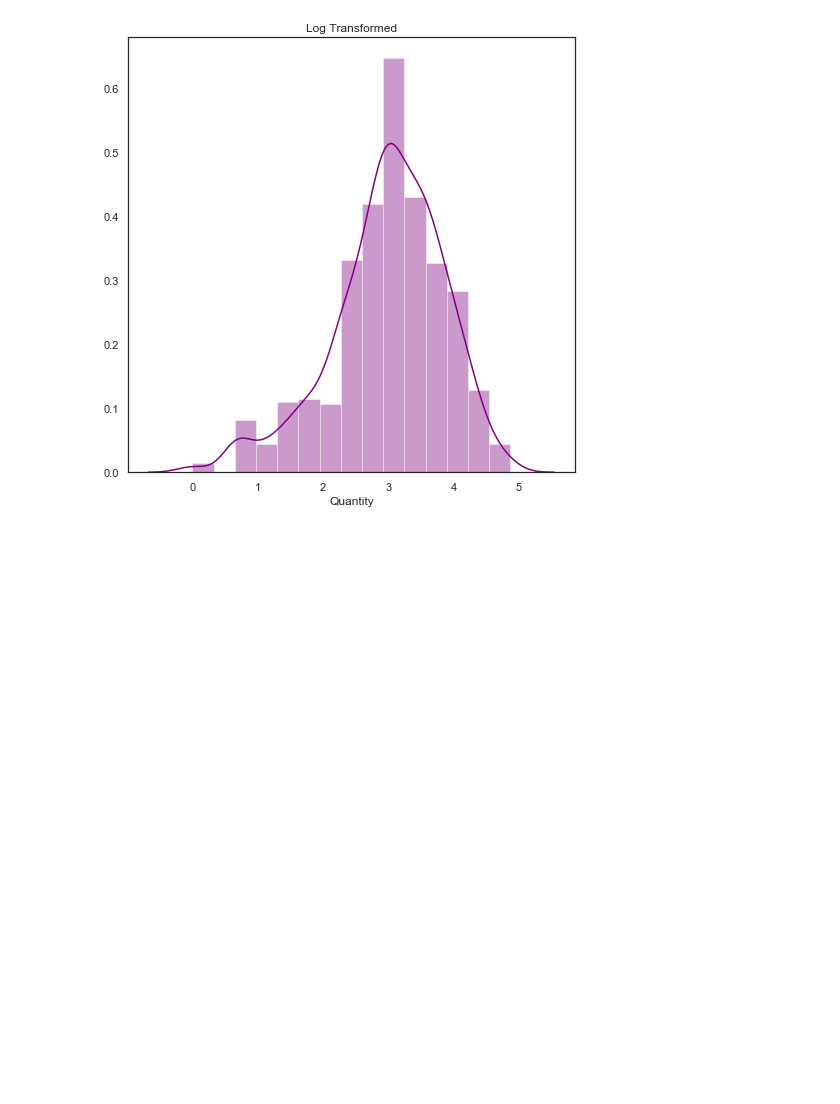
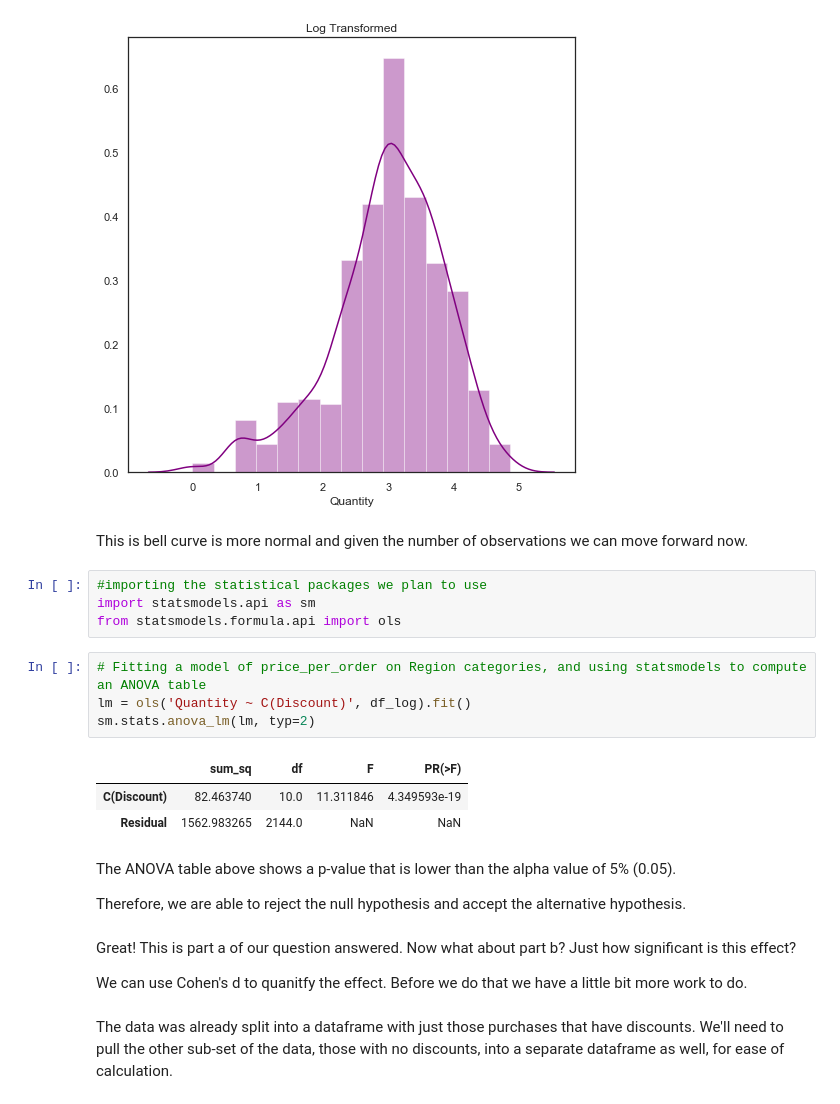
Before and after one commit to MissAle17/dsc-2-final-project-online-ds-sp-000, a Jupyter notebook: Module2.ipynb, the cells around one changed output. Cells and saved outputs as stored; diff of their text form; blank space fills up the shorter version.

```diff
--- a/Module2.ipynb
+++ b/Module2.ipynb
@@ -158,3 +165,27 @@ ax_log.set_title('Log Transformed')
 plt.show()
 # %% [output]
 [figure]
+# %% [markdown]
+This is bell curve is more normal and given the number of observations we can move forward now.
+# %%
+#importing the statistical packages we plan to use
+import statsmodels.api as sm
+from statsmodels.formula.api import ols
+# %%
+# Fitting a model of price_per_order on Region categories, and using statsmodels to compute an ANOVA table
+lm = ols('Quantity ~ C(Discount)', df_log).fit()
+sm.stats.anova_lm(lm, typ=2)
+# %% [output]
+|  | sum_sq | df | F | PR(>F) |
+| C(Discount) | 82.463740 | 10.0 | 11.311846 | 4.349593e-19 |
+| Residual | 1562.983265 | 2144.0 | NaN | NaN |
+# %% [markdown]
+The ANOVA table above shows a p-value that is lower than the alpha value of 5% (0.05).
+
+Therefore, we are able to reject the null hypothesis and accept the alternative hypothesis.
+# %% [markdown]
+Great!  This is part a of our question answered.  Now what about part b?  Just how significant is this effect?
+
+We can use Cohen's d to quanitfy the effect.  Before we do that we have a little bit more work to do.
+# %% [markdown]
+The data was already split into a dataframe with just those purchases that have discounts.  We'll need to pull the other sub-set of the data, those with no discounts, into a separate dataframe as well, for ease of calculation.
```
Also changed, not shown: parts of 6 cells of this notebook.
